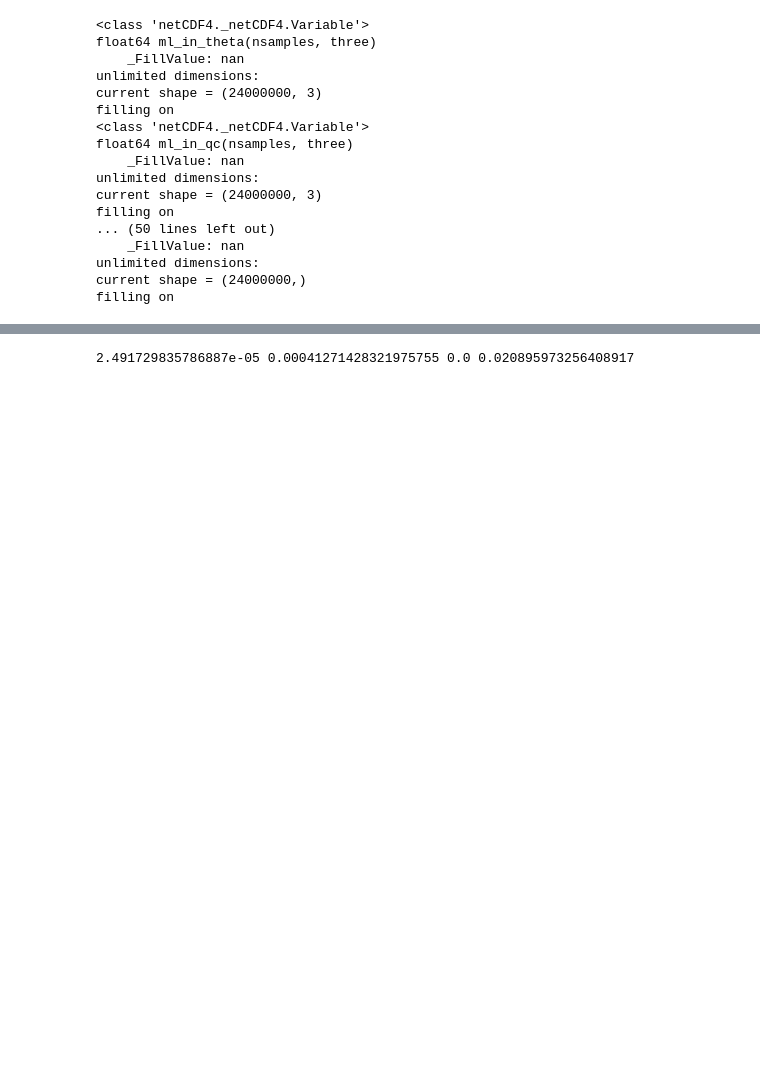
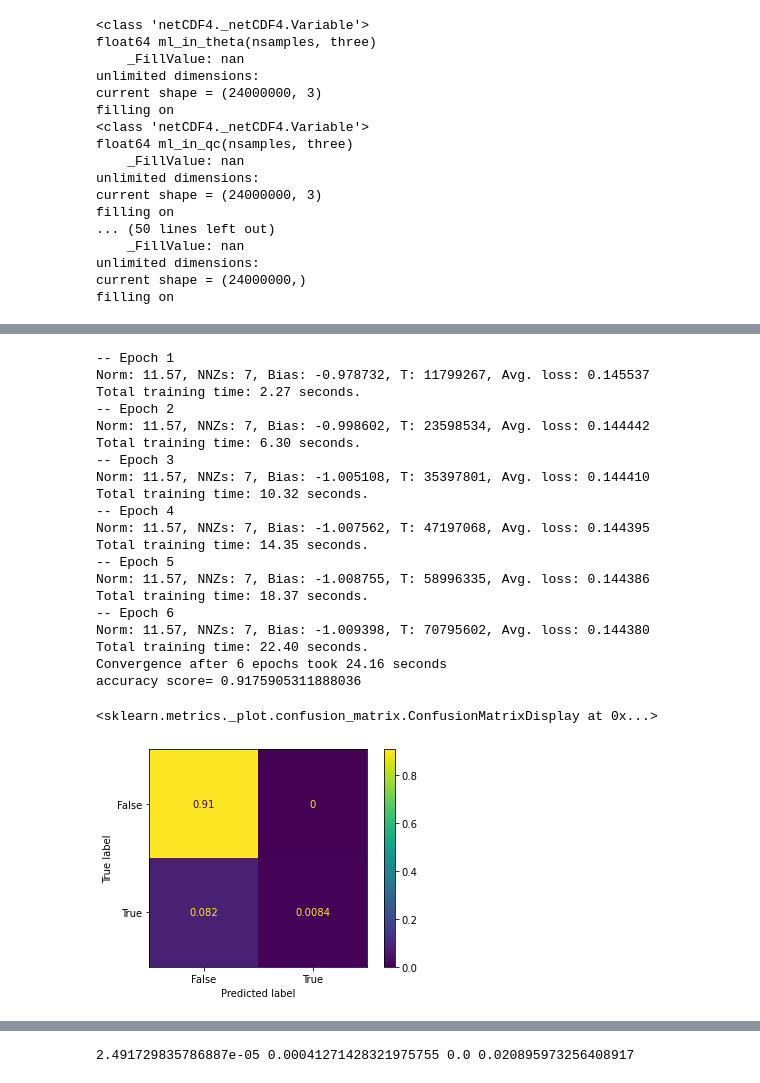
Before and after one commit to zane-b/SULI-REPO, a Jupyter notebook: microPhysNB.ipynb, the cells around one changed output, grey strips where cells are left out. Drawn from its saved outputs; the diff is of its cells as text; code cells hidden in the pictures; blank space fills up the shorter version.

```diff
--- a/microPhysNB.ipynb
+++ b/microPhysNB.ipynb
@@ -53 +251,28 @@ print(ds['ml_in_theta'][1:6,])
+# %%
+sgd.fit(xtrain1,ytrain1)
+print('accuracy score=',sgd.score(xtest1,ytest1))
+plot_confusion_matrix(sgd,xtest1,ytest1,normalize='all')
+# %% [output]
+-- Epoch 1
+Norm: 11.57, NNZs: 7, Bias: -0.978732, T: 11799267, Avg. loss: 0.145537
+Total training time: 2.27 seconds.
+-- Epoch 2
+Norm: 11.57, NNZs: 7, Bias: -0.998602, T: 23598534, Avg. loss: 0.144442
+Total training time: 6.30 seconds.
+-- Epoch 3
+Norm: 11.57, NNZs: 7, Bias: -1.005108, T: 35397801, Avg. loss: 0.144410
+Total training time: 10.32 seconds.
+-- Epoch 4
+Norm: 11.57, NNZs: 7, Bias: -1.007562, T: 47197068, Avg. loss: 0.144395
+Total training time: 14.35 seconds.
+-- Epoch 5
+Norm: 11.57, NNZs: 7, Bias: -1.008755, T: 58996335, Avg. loss: 0.144386
+Total training time: 18.37 seconds.
+-- Epoch 6
+Norm: 11.57, NNZs: 7, Bias: -1.009398, T: 70795602, Avg. loss: 0.144380
+Total training time: 22.40 seconds.
+Convergence after 6 epochs took 24.16 seconds
+accuracy score= 0.9175905311888036
+<sklearn.metrics._plot.confusion_matrix.ConfusionMatrixDisplay at 0x...>
+[figure, added]
 # %%
```
Also changed, not shown: parts of 53 cells of this notebook.
